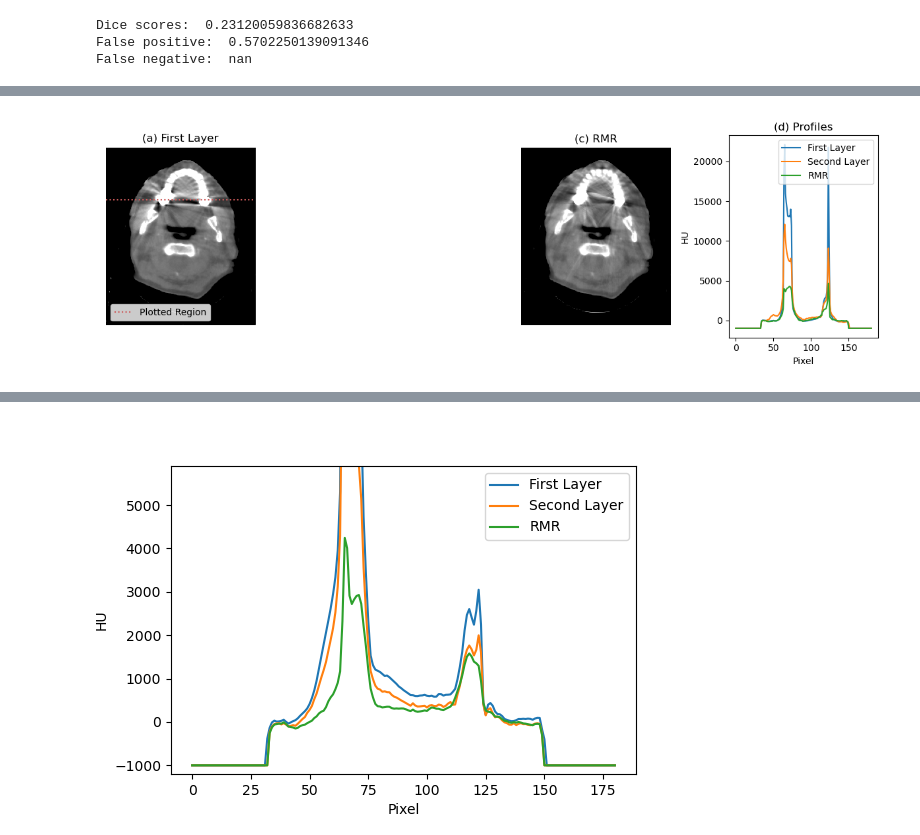
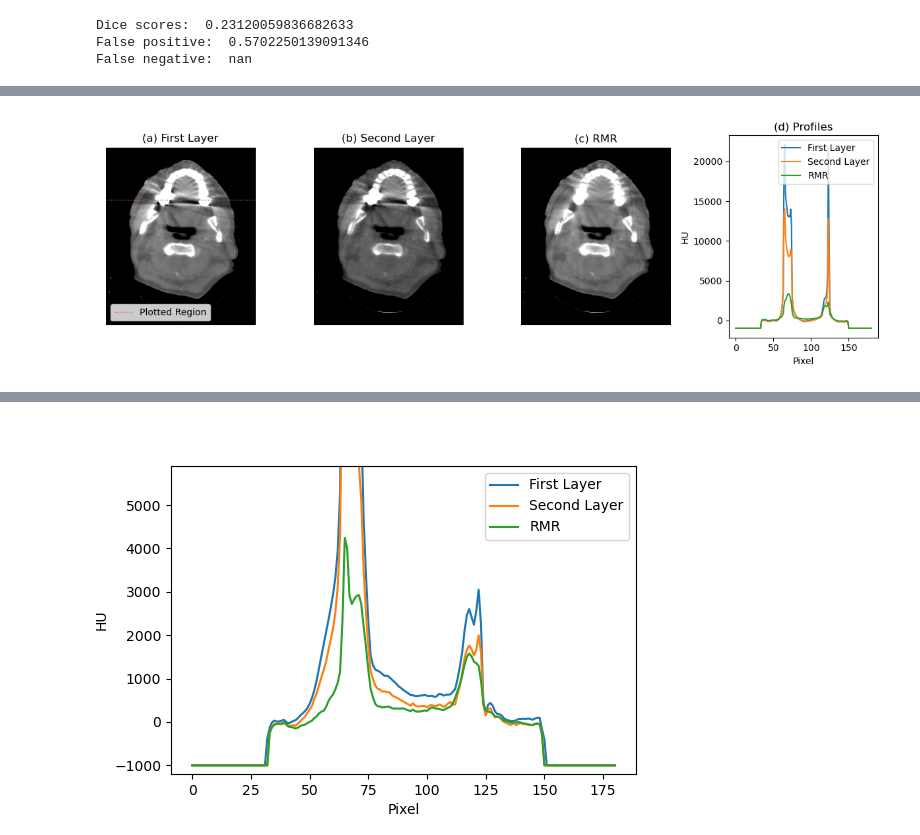
Before and after one commit to jerichooconnell/work-dfci, a Jupyter notebook: 3-jupyter_notebooks_paper/1-initial_CNS_and_MAR_pelvis/mar_matt_noml_aapm_clinical.ipynb, the cells around one changed output, grey strips where cells are left out. Drawn from its saved outputs; the diff is of its cells as text; code cells hidden in the pictures.

```diff
--- a/3-jupyter_notebooks_paper/1-initial_CNS_and_MAR_pelvis/mar_matt_noml_aapm_clinical.ipynb
+++ b/3-jupyter_notebooks_paper/1-initial_CNS_and_MAR_pelvis/mar_matt_noml_aapm_clinical.ipynb
@@ -695,3 +913,7 @@ secon_layer_dental_inplants_proj,secon_layer_dental_inplants_proj, xlow=xlow, xh
+# %%
+image_modified = first_layer_dental_inplants_proj.copy()
+
+image_modified[:, 60:260,xlow:xhigh] = results
 # %%
 im1 = images_LI_tr.T.copy()
 im2 = images_LI_tr2.T.copy()
@@ -767,6 +987,7 @@ Estimated time until completion : 00:00:46
 # %%
 
 img_second = tigre.algorithms.fdk(np.fliplr(secon_layer_dental_inplants_proj.transpose(0,2,1)),geo,angles,filter='hamming')#,dowang=False
-img_LI = tigre.algorithms.fdk(np.fliplr(np.array(images_LI).transpose(0,2,1)),geo,angles)
+img_second = tigre.algorithms.mlem(np.fliplr(secon_layer_dental_inplants_proj.transpose(0,2,1)),geo,angles,niter=50)#,filter='hamming')#,dowang=False
+# img_LI = tigre.algorithms.fdk(np.fliplr(np.array(images_LI).transpose(0,2,1)),geo,angles)
 img_gt = tigre.algorithms.fdk(np.fliplr(first_layer_dental_inplants_proj.transpose(0,2,1)),geo,angles,filter='hamming')
 # img_combined = tigre.algorithms.fdk(np.array(images_LI).transpose([0,2,1]),geo,angles,dowang=True)
@@ -773,5 +997,5 @@ img_gt = tigre.algorithms.fdk(np.fliplr(first_layer_dental_inplants_proj.transpo
 # %%
-img_tr = tigre.algorithms.mlem(np.fliplr(np.array(summed).transpose(0,2,1))/2,geo,angles,niter=50)#filter='hamming')
+img_tr = tigre.algorithms.mlem(np.fliplr(np.array(image_modified).transpose(0,2,1)),geo,angles,niter=50)#filter='hamming')
 # img_wtr = tigre.algorithms.fdk(np.array(images_LI_wtr).transpose([0,2,1]),geo,angles,dowang=True)
 # img_LI_second = tigre.algorithms.fdk(np.array(images_LI_second).transpose([0,2,1]),geo,angles,dowang=True)
 # %% [output]
@@ -821,12 +1045,12 @@ radius = 340//2
 # for im in img:
 #     im = mask_center(im, radius)
 
-img_LI0 = img_LI[:,lowlim:uplim, lowlim:uplim].copy()
-for im in img_LI0:
-    im = mask_center(im, radius)
+# img_LI0 = img_LI[:,lowlim:uplim, lowlim:uplim].copy()
+# for im in img_LI0:
+#     im = mask_center(im, radius)
 
-# img[img < 0.01] = 0
-img_LI0[img_LI0 < 0.01] = 0
+# # img[img < 0.01] = 0
+# img_LI0[img_LI0 < 0.01] = 0
 
 # do the same for the first and second layers
 
@@ -868,11 +1092,11 @@ img_tr0[img_tr0 < 0.01] = 0
 # convert each of the images to HU using the water and air values
 water = 0.0182
 air = 0
-img_LI0 = (img_LI0 - air)/(water - air)*1000 - 1000
+# img_LI0 = (img_LI0 - air)/(w/ater - air)*1000 - 1000
 img_first0 = (img_first0 - air)/(water - air)*1000 - 1000
 img_second0 = (img_second0 - air)/(water - air)*1000    - 1000
 img_gt0 = (img_gt0 - air)/(water - air)*1000 - 1000
-img_tr0 = (img_tr0 - air)/(water*0.95 - air)*1000 - 1000
+img_tr0 = (img_tr0 - air)/(water - air)*1000 - 1000
 # img_wtr0 = (img_wtr0 - air)/(water - air)*1000 - 1000
 # img_LI_second0 = (img_LI_second0 - air)/(water - air)*1000 - 1000
 
@@ -882,42 +1106,42 @@ im_num = 81
 plt.figure(figsize=(12,4))
 plt.subplot(1,4,1)
 plt.imshow(img_first0[im_num],vmin=-zlow,vmax=zhigh,cmap='gray')
-plt.axhline(y=63, color='indianred', linestyle=':',label='Plotted Region')
+plt.axhline(y=63, color='indianred', linestyle=':',label='Plotted Region',linewidth=1)
 plt.legend(loc=3)
 plt.title('(a) First Layer')
 plt.axis('off')
-# plt.subplot(1,4,2)
-# plt.imshow(img_second0[im_num],vmin=-zlow,vmax=zhigh,cmap='gray')
-# plt.title('(b) Second Layer')
-# plt.axis('off')
+plt.subplot(1,4,2)
+plt.imshow(img_second0[im_num],vmin=-zlow,vmax=zhigh,cmap='gray')
+plt.title('(b) Second Layer')
+plt.axis('off')
 # plt.subplot(3,2,3)
 # plt.imshow(img_LI0[62],vmin=-400,vmax=400,cmap='gray')
 # plt.title('Biharmonic Inpainting')
 # plt.axis('off')
 plt.subplot(144)
 # plt.imshow(img_gt0[im_num],vmin=-zlow,vmax=zhigh,cmap='gray')
 plt.title('(d) Profiles')
 plt.plot(img_first0[im_num,63,:],label='First Layer')
 plt.plot(img_second0[im_num,63,:],label='Second Layer')
 plt.plot(img_tr0[im_num,63,:],label='RMR')
 plt.xlabel('Pixel')
 plt.ylabel('HU')
 plt.legend()
 # plt.axhline(y=245, color='indianred', linestyle=':',label='Plotted Region')
 # plt.axis('off')
 plt.subplot(143)
 plt.imshow(img_tr0[im_num],vmin=-zlow,vmax=zhigh,cmap='gray')
 plt.title('(c) RMR')
 plt.axis('off')
 # plt.subplot(3,2,6)
 # plt.imshow(img_LI_second0[62],vmin=-400,vmax=400,cmap='gray')
 # plt.title('Biharmonic Inpainting Second Layer')
 # plt.axis('off')
 
 plt.tight_layout()
 plt.savefig('RMR_vs_GT_clinical_updated.png',dpi=300)
 # %% [output]
-[figure, old version]
+[figure, new version]
 # %%
 plt.figure()
 plt.subplot(121)
```
Also changed, not shown: parts of 15 cells of this notebook, 1 other file.
